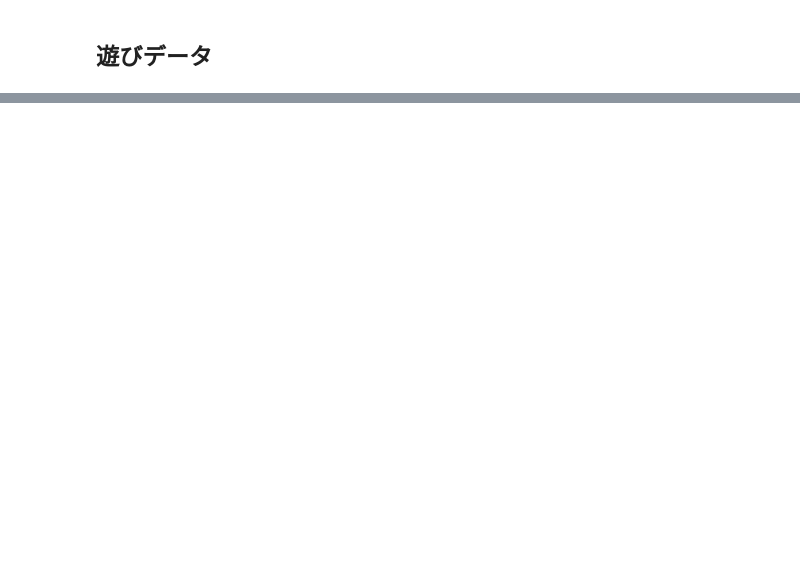
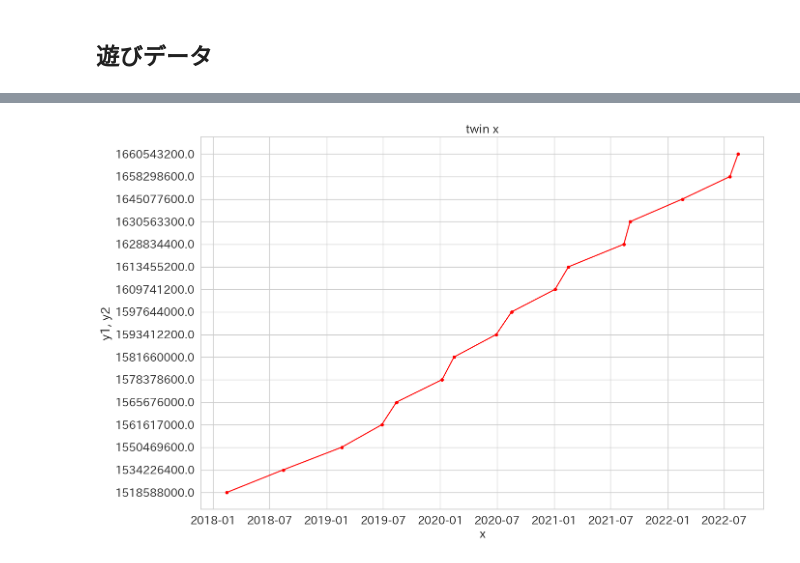
Before and after one commit to tanken10/jquants-api-client-python, a Jupyter notebook: examples/003-dividend.ipynb, the cells around one changed output, grey strips where cells are left out. Drawn from its saved outputs; the diff is of its cells as text; code cells hidden in the pictures; blank space fills up the shorter version.

```diff
--- a/examples/003-dividend.ipynb
+++ b/examples/003-dividend.ipynb
@@ -455,0 +472,14 @@ df_work
+# %%
+x = df_work[df_work["LocalCode"] == "34870" ]['DisclosedDate'].to_list()
+y = df_work[df_work["LocalCode"] == "34870" ]['DisclosedUnixTime'].to_list()
+print(x,y)
+
+plt.ion()
+
+fig, ax = plt.subplots(1, 1)
+ax.set_title('twin x')
+ax.set_xlabel('x')
+ax.set_ylabel('y1, y2')
+ax.plot(x, y, 'o-', ms=4, color='red', label=f"y1")
+fig.savefig('twinx')
+# %% [output]
@@ -456,3 +487,4 @@ df_work
+[figure, added]
 # %%
 df_p_work
 # %% [output]
```
Also changed, not shown: parts of 15 cells of this notebook, 5 other files.
